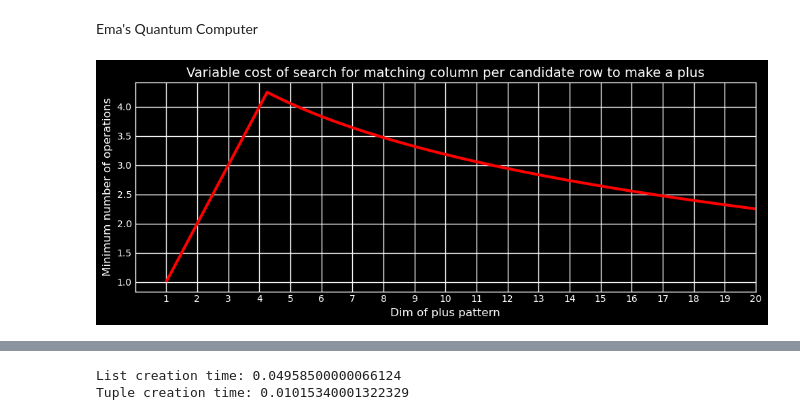
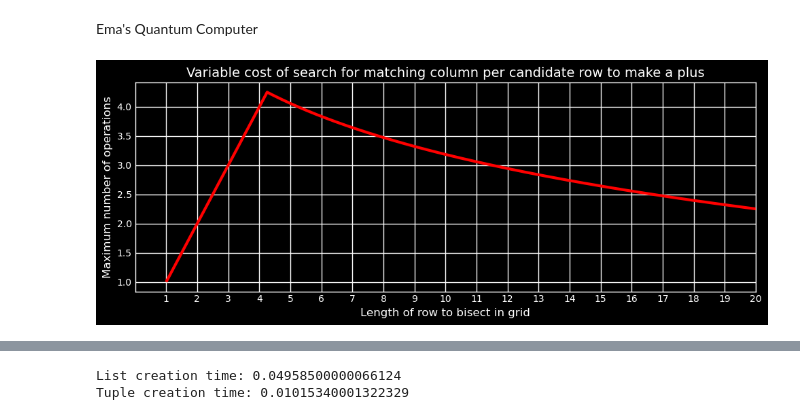
Before and after one commit to grabacr/coding-challenge-solutions, a Jupyter notebook: Ema's Supercomputer.ipynb, the cells around one changed output, grey strips where cells are left out. Cells and saved outputs as stored; diff of their text form; code cells hidden in the pictures.

```diff
--- a/Ema's Supercomputer.ipynb
+++ b/Ema's Supercomputer.ipynb
@@ -7,36 +7,36 @@ import numpy as np
 import matplotlib.pyplot as plt
 %matplotlib inline
 
 from math import log2
 
 plt.rcParams["figure.figsize"] = [10, 4]
 plt.rcParams["figure.autolayout"] = True
 plt.style.use('fivethirtyeight')
 plt.style.use('ggplot')
 plt.style.use('dark_background')
 
 n = 1000
 
 def f(x, n):
     x = np.minimum(x, np.log2(n / (x + 1)))  # Use np.minimum for element-wise minimum
     return x
 
-plt.xlabel('Dim of plus pattern', fontsize='12')
-plt.ylabel('Minimum number of operations', fontsize='12')
+plt.xlabel('Length of row to bisect in grid', fontsize='12')
+plt.ylabel('Maximum number of operations', fontsize='12')
 plt.title(f'Variable cost of search for matching column per candidate row to make a plus', fontsize='14')
 
 n = 100  # Example value for n
 x = np.linspace(1, 30, 100_000)
 
 plt.plot(x, f(x, n), color=Color('red').get_hex_l(), linewidth=3)
 
 ax = plt.gca()
 ax.set_xlim([0, 20])
 ax.set_xticks(list(i for i in range(1,21)))
 
 plt.show()
 # %% [output]
-[figure, old version]
+[figure, new version]
 # %%
 def populate(grid)->dict:
     d = {}
```
Also changed, not shown: parts of 5 cells of this notebook.
